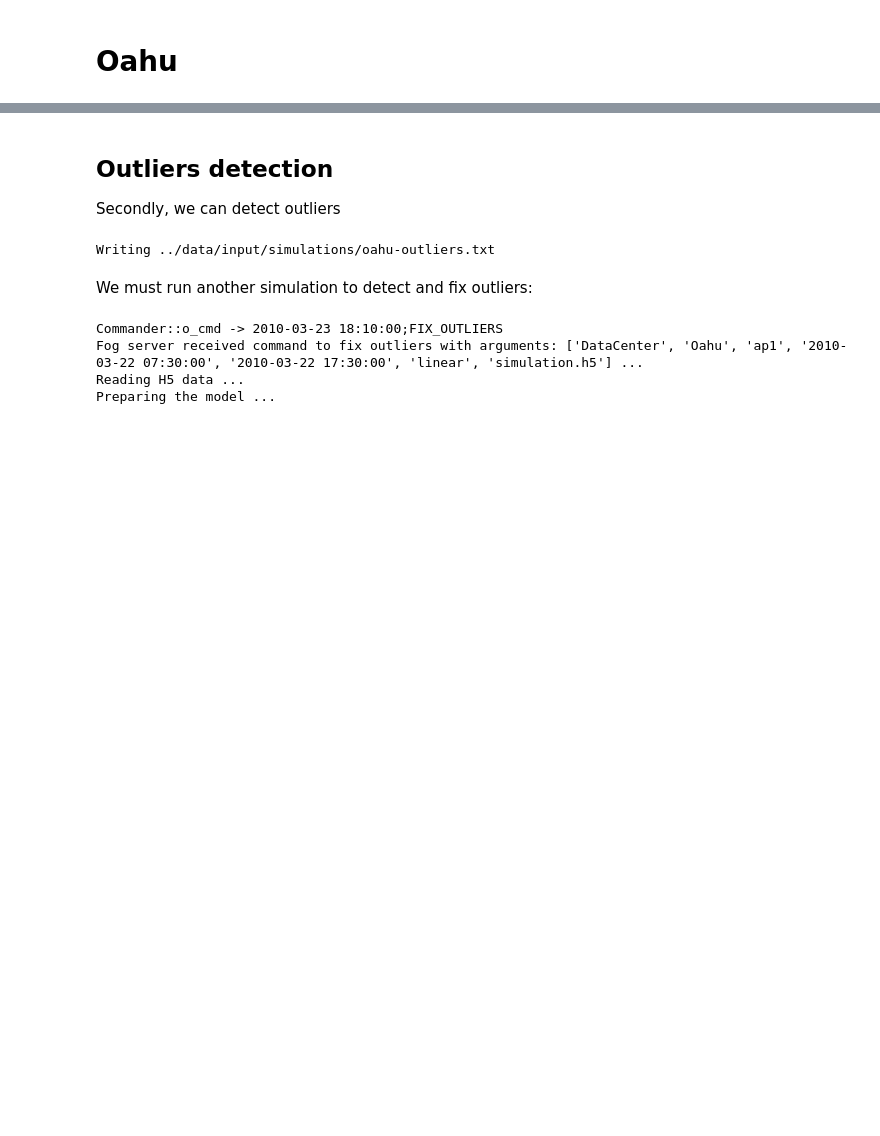
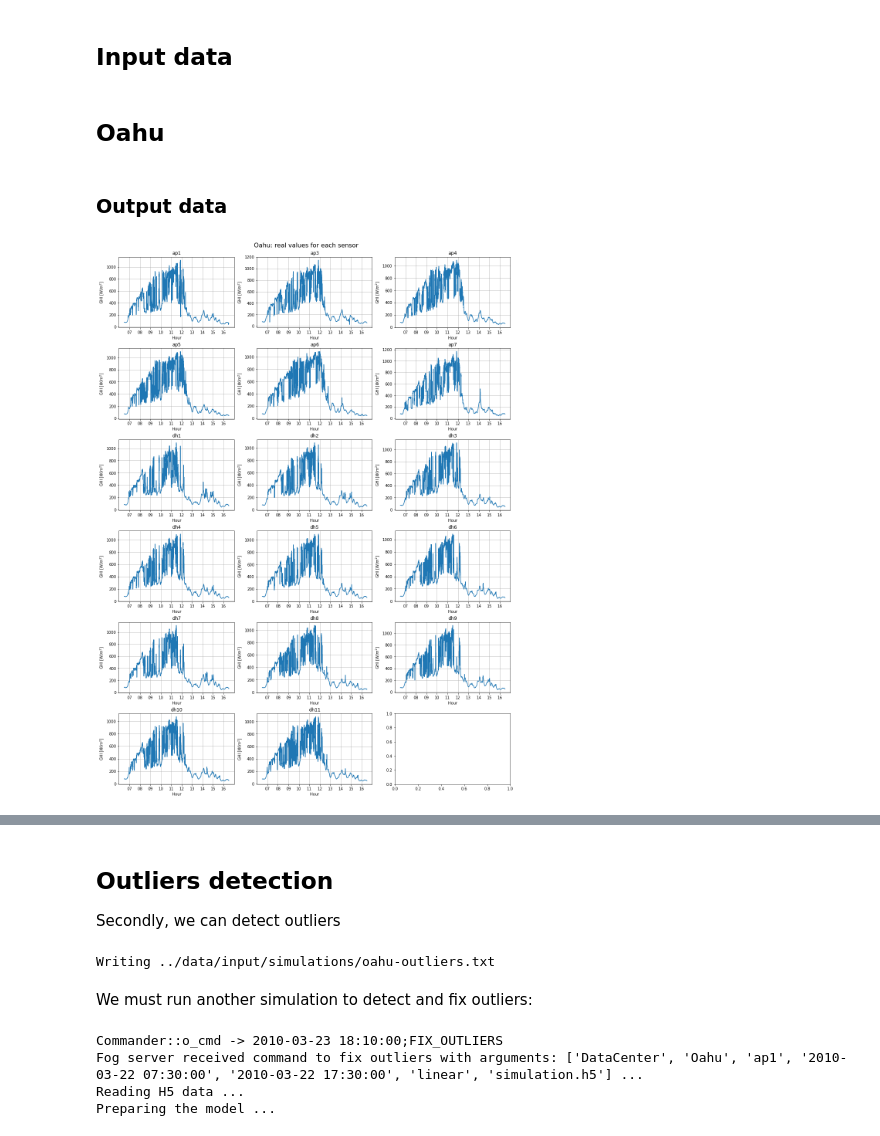
Before and after one commit to jlrisco/caide, a Jupyter notebook: notebooks/caide-results.ipynb, the cells around one changed output, grey strips where cells are left out. Cells and saved outputs as stored; diff of their text form; code cells hidden in the pictures; blank space fills up the shorter version.

```diff
--- a/notebooks/caide-results.ipynb
+++ b/notebooks/caide-results.ipynb
@@ -1,2 +9,41 @@
+# %% [markdown]
+## Input data
+# %%
+oahu_input = tb.open_file('../data/input/Oahu/sensors_data.h5', 'r')
+oahu_info_group = oahu_input.get_node('/', 'info')
+oahu_sensor_names: tb.Array = oahu_input.get_node(oahu_info_group, 'sensor_names')
+oahu_sensor_names = [name.decode() for name in oahu_sensor_names]
+oahu_sensor_latitudes: tb.Array = oahu_input.get_node(oahu_info_group, 'sensor_latitudes')
+oahu_sensor_longitudes: tb.Array = oahu_input.get_node(oahu_info_group, 'sensor_longitudes')
+oahu_input.close()
+almeria_input = tb.open_file('../data/input/Almeria/sensors_data.h5', 'r')
+almeria_info_group = almeria_input.get_node('/', 'info')
+almeria_sensor_names: tb.Array = almeria_input.get_node(almeria_info_group, 'sensor_names')
+almeria_sensor_names = [name.decode() for name in almeria_sensor_names]
+almeria_sensor_latitudes: tb.Array = almeria_input.get_node(almeria_info_group, 'sensor_latitudes')
+almeria_sensor_longitudes: tb.Array = almeria_input.get_node(almeria_info_group, 'sensor_longitudes')
+almeria_input.close()
 # %% [markdown]
-# Oahu
+## Oahu
+# %% [markdown]
+### Output data
+# %%
+start_dt = dt.datetime.strptime("2010-03-22 00:00:01", "%Y-%m-%d %H:%M:%S")
+stop_dt = dt.datetime.strptime("2010-03-22 23:59:59", "%Y-%m-%d %H:%M:%S")
+oahu_output = tb.open_file('../data/output/DataCenter/Oahu/oahu.h5', 'r')
+fig,ax = plt.subplots(6,3, figsize=(15,20),constrained_layout = True)
+fig.suptitle('Oahu: real values for each sensor', fontsize=16)
+for i in range(17):
+    sensor_table = oahu_output.get_node(f'/DataCenter/Oahu/{oahu_sensor_names[i]}')
+    df = pd.DataFrame.from_records(sensor_table.read_where(f"(timestamp>={start_dt.timestamp()}) & (timestamp<{stop_dt.timestamp()})"))
+    df['timestamp'] = pd.to_datetime(df['timestamp'], unit='s')
+    ax[i//3,i%3].set_title(oahu_sensor_names[i])
+    ax[i//3,i%3].plot(df.timestamp, df.radiation)
+    ax[i//3,i%3].xaxis.set_major_formatter(mdates.DateFormatter('%H'))
+    ax[i//3,i%3].grid()
+    ax[i//3,i%3].set_ylabel('GHI $[W/m^2]$')
+    ax[i//3,i%3].set_xlabel('Hour') #, fontsize=12)
+
+oahu_output.close()
+# %% [output]
+[figure, added]
```
Also changed, not shown: parts of 5 cells of this notebook.
